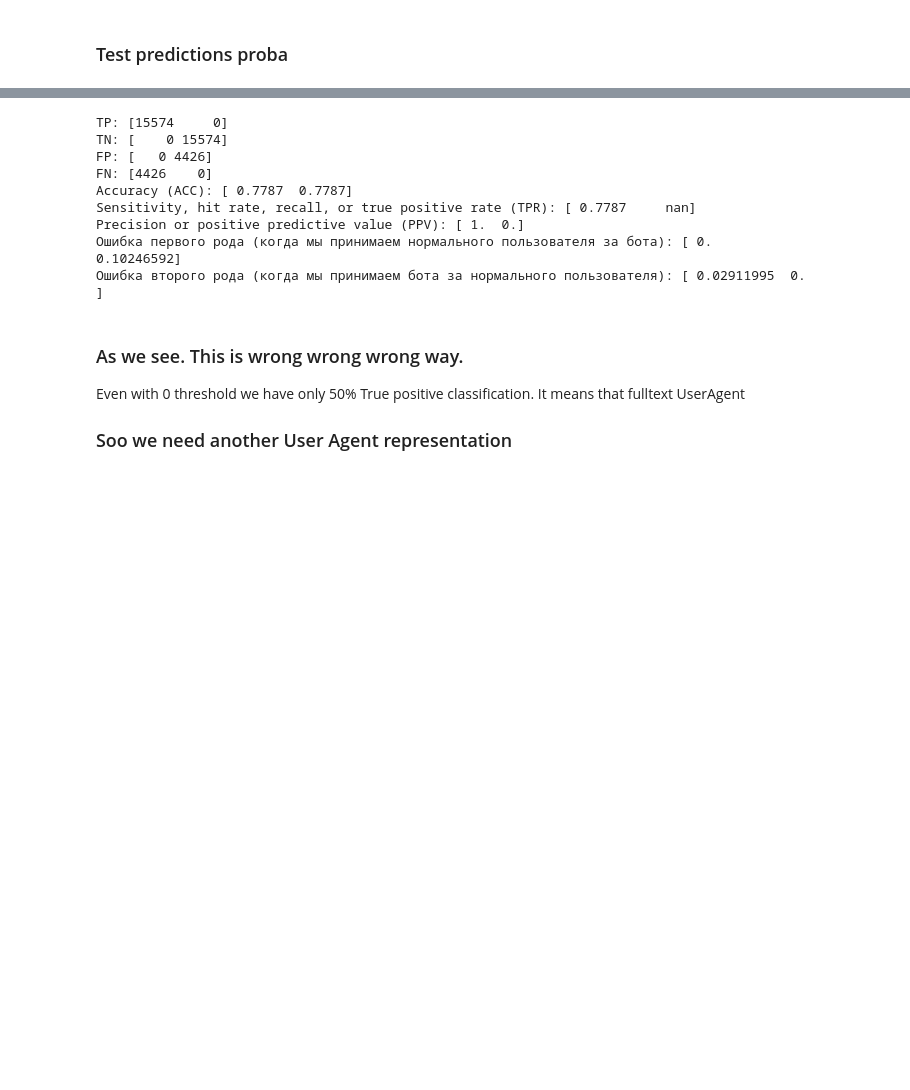
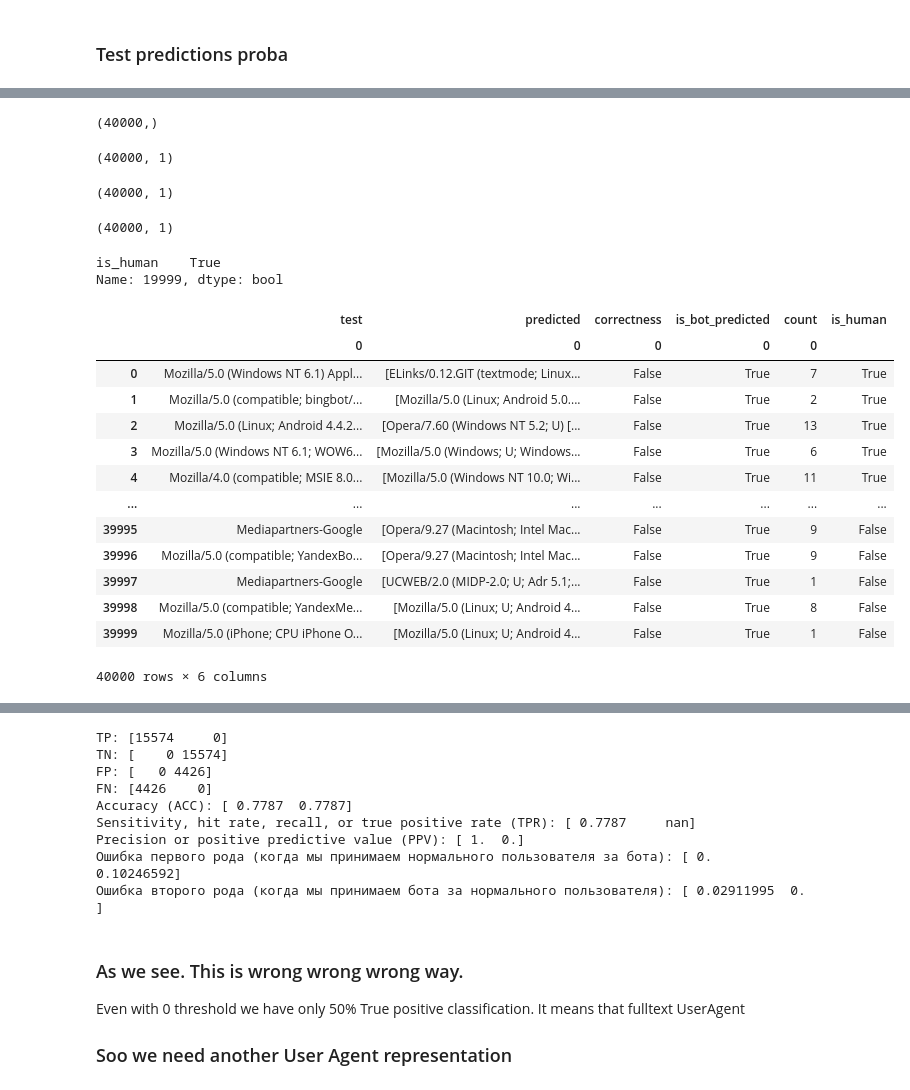
Before and after one commit to levabd/http-ml-antifraud, a Jupyter notebook: 05-RealBotPredictions.ipynb, the cells around one changed output, grey strips where cells are left out. Cells and saved outputs as stored; diff of their text form; code cells hidden in the pictures; blank space fills up the shorter version.

```diff
--- a/05-RealBotPredictions.ipynb
+++ b/05-RealBotPredictions.ipynb
@@ -59,0 +40,8 @@ order_data
+# %%
+order_keys = {'Accept'}
+
+for header in tqdm(order_data):
+    for key in header.keys():
+        order_keys.add(key)
+
+len(order_keys)
@@ -236,13 +245,52 @@ for u_a in compare_frame.iloc[0][1]:
+# %%
+main_all.is_human.shape
+# %% [output]
+(40000,)
+# %%
+pd.DataFrame(compare_answers).shape
+# %% [output]
+(40000, 1)
+# %%
+pd.DataFrame(is_bot).shape
+# %% [output]
+(40000, 1)
+# %%
+pd.DataFrame(answers_count).shape
+# %% [output]
+(40000, 1)
+# %%
+main_all[['is_human']].iloc[19999]
+# %% [output]
+is_human    True
+Name: 19999, dtype: bool
 # %%
 compare_frame = pd.concat(
     [
         pd.DataFrame(y_test_names),
         y_predicted,
         pd.DataFrame(compare_answers),
-        main_all[:20000].is_human,
+        #pd.DataFrame(main_all[['is_human']]),
         pd.DataFrame(is_bot),
         pd.DataFrame(answers_count)
-    ], keys=['test', 'predicted', 'correctness', 'is_human', 'is_bot_predicted', 'count'], axis=1, join='inner')
+    ], keys=['test', 'predicted', 'correctness', 'is_bot_predicted', 'count'], axis=1, join='inner')
 
+
+compare_frame['is_human'] = False
+compare_frame.loc[0:19999,'is_human'] = True
 compare_frame
+# %% [output]
+|  | test | predicted | correctness | is_bot_predicted | count | is_human |
+|  | 0 | 0 | 0 | 0 | 0 |  |
+| 0 | Mozilla/5.0 (Windows NT 6.1) Appl... | [ELinks/0.12.GIT (textmode; Linux... | False | True | 7 | True |
+| 1 | Mozilla/5.0 (compatible; bingbot/... | [Mozilla/5.0 (Linux; Android 5.0.... | False | True | 2 | True |
+| 2 | Mozilla/5.0 (Linux; Android 4.4.2... | [Opera/7.60 (Windows NT 5.2; U) [... | False | True | 13 | True |
+| 3 | Mozilla/5.0 (Windows NT 6.1; WOW6... | [Mozilla/5.0 (Windows; U; Windows... | False | True | 6 | True |
+| 4 | Mozilla/4.0 (compatible; MSIE 8.0... | [Mozilla/5.0 (Windows NT 10.0; Wi... | False | True | 11 | True |
+| ... | ... | ... | ... | ... | ... | ... |
+| 39995 | Mediapartners-Google | [Opera/9.27 (Macintosh; Intel Mac... | False | True | 9 | False |
+| 39996 | Mozilla/5.0 (compatible; YandexBo... | [Opera/9.27 (Macintosh; Intel Mac... | False | True | 9 | False |
+| 39997 | Mediapartners-Google | [UCWEB/2.0 (MIDP-2.0; U; Adr 5.1;... | False | True | 1 | False |
+| 39998 | Mozilla/5.0 (compatible; YandexMe... | [Mozilla/5.0 (Linux; U; Android 4... | False | True | 8 | False |
+| 39999 | Mozilla/5.0 (iPhone; CPU iPhone O... | [Mozilla/5.0 (Linux; U; Android 4... | False | True | 1 | False |
+40000 rows × 6 columns
 # %%
```
Also changed, not shown: parts of 13 cells of this notebook, 6 other files.
